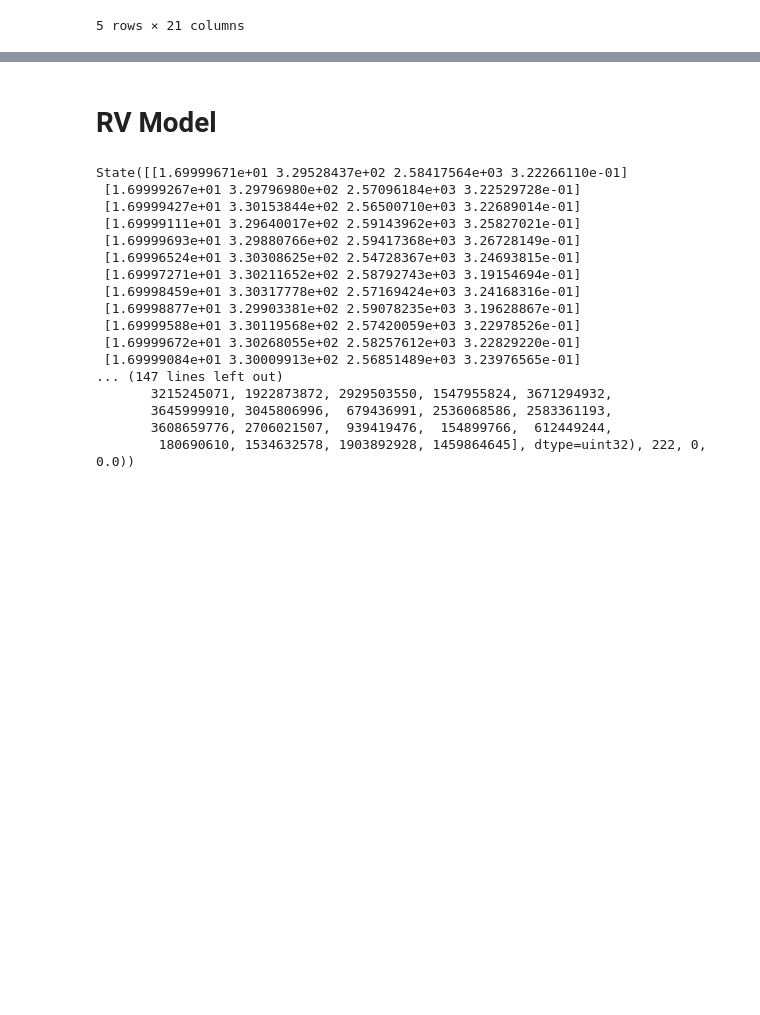
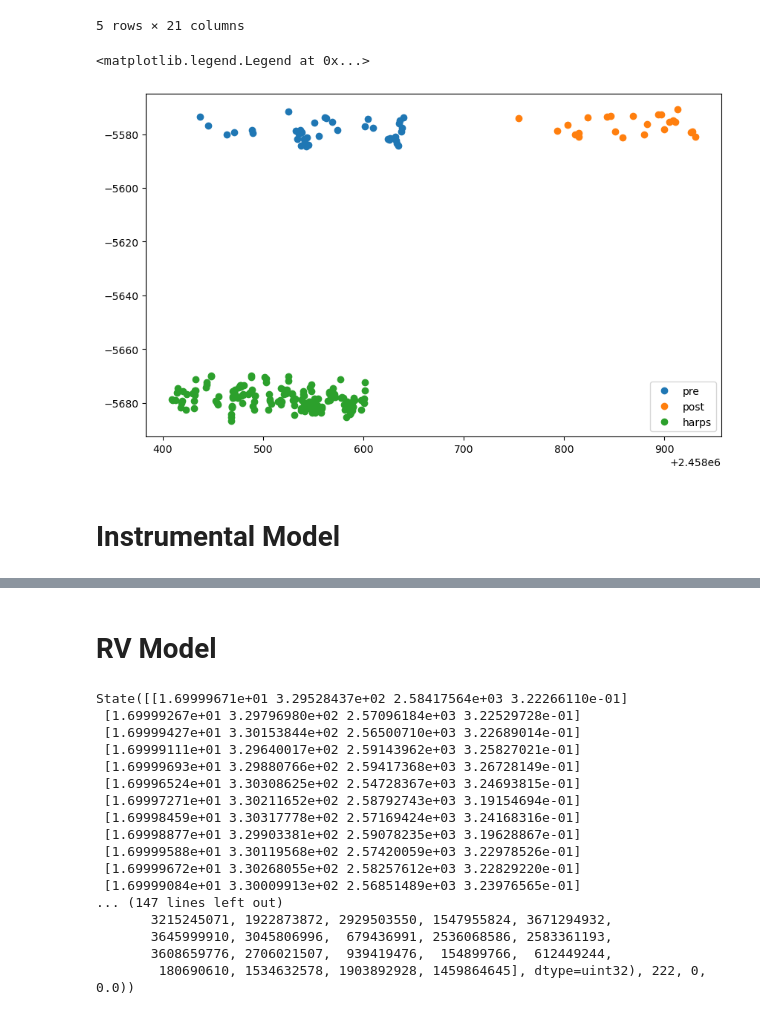
Before and after one commit to MaxTalberg/RV-detection-of-L98-59, a Jupyter notebook: notebooks/fittedRV.ipynb, the cells around one changed output, grey strips where cells are left out. Cells and saved outputs as stored; diff of their text form; code cells hidden in the pictures; blank space fills up the shorter version.

```diff
--- a/notebooks/fittedRV.ipynb
+++ b/notebooks/fittedRV.ipynb
@@ -70,3 +71,15 @@ combined_df.head()
 | 3 | 2.458471e+06 | -5579.244790 | 0.676495 | 4503.037787 | 1.352990 | 16.917991 | 1.352990 | 42.717744 | 0.012835 | 0.613767 | ... | ... |
 | 4 | 2.458489e+06 | -5578.568851 | 1.060688 | 4510.972651 | 2.121377 | 22.321148 | 2.121377 | 42.689840 | 0.020076 | 0.714336 | ... | ... |
 5 rows × 21 columns
+# %%
+# quick plot
+plt.figure(figsize=(10, 6))
+plt.plot(pre_df['Time'], pre_df['RV'], 'o', label='pre')
+plt.plot(post_df['Time'], post_df['RV'], 'o', label='post')
+plt.plot(harps_df['Time'], harps_df['RV'], 'o', label='harps')
+plt.legend()
+# %% [output]
+<matplotlib.legend.Legend at 0x...>
+[figure, added]
+# %% [markdown]
+# Instrumental Model
```
Also changed, not shown: parts of 5 cells of this notebook.
